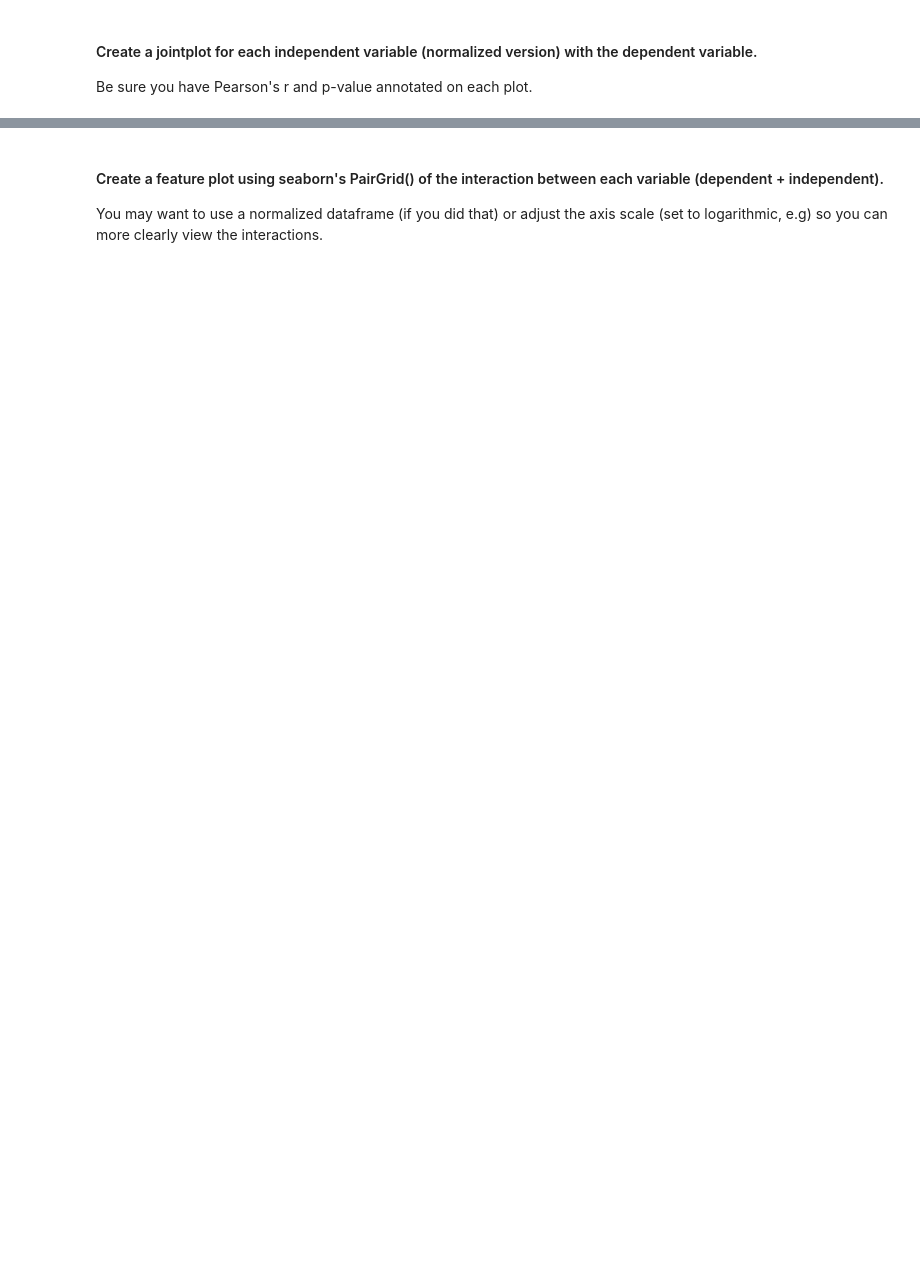
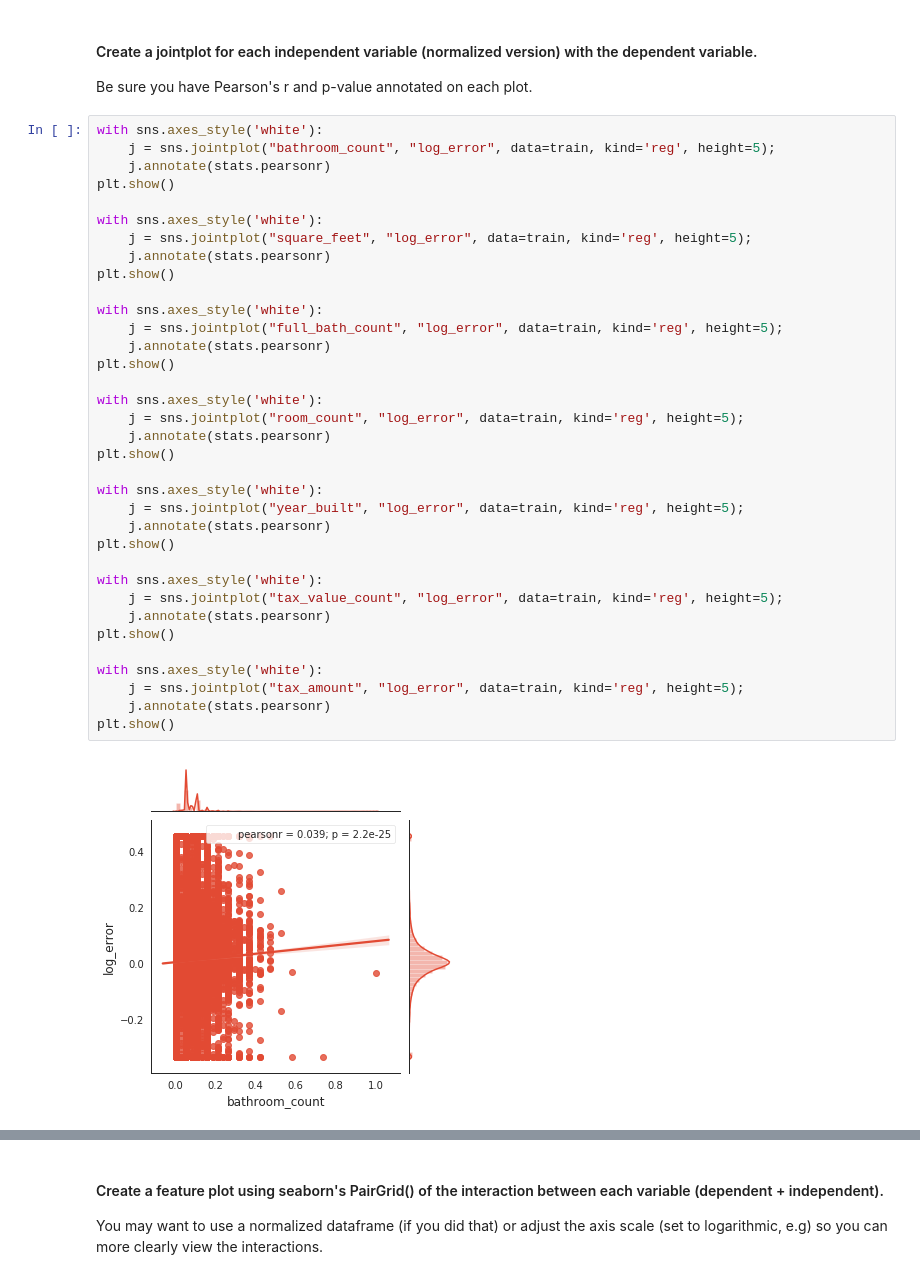
Before and after one commit to ecdedios/codeup-ds-projects, a Jupyter notebook: Regression_Proj_EdnalynCDeDios.ipynb, the cells around one changed output, grey strips where cells are left out. Drawn from its saved outputs; the diff is of its cells as text; blank space fills up the shorter version.

Commit message:
add jointplots and heatmap

```diff
--- a/Regression_Proj_EdnalynCDeDios.ipynb
+++ b/Regression_Proj_EdnalynCDeDios.ipynb
@@ -509,3 +574,40 @@ plt.show()
 #### Create a jointplot for each independent variable (normalized version) with the dependent variable.
 
 Be sure you have Pearson's r and p-value annotated on each plot.
+# %%
+with sns.axes_style('white'):
+    j = sns.jointplot("bathroom_count", "log_error", data=train, kind='reg', height=5);
+    j.annotate(stats.pearsonr)
+plt.show()
+
+with sns.axes_style('white'):
+    j = sns.jointplot("square_feet", "log_error", data=train, kind='reg', height=5);
+    j.annotate(stats.pearsonr)
+plt.show()
+
+with sns.axes_style('white'):
+    j = sns.jointplot("full_bath_count", "log_error", data=train, kind='reg', height=5);
+    j.annotate(stats.pearsonr)
+plt.show()
+
+with sns.axes_style('white'):
+    j = sns.jointplot("room_count", "log_error", data=train, kind='reg', height=5);
+    j.annotate(stats.pearsonr)
+plt.show()
+
+with sns.axes_style('white'):
+    j = sns.jointplot("year_built", "log_error", data=train, kind='reg', height=5);
+    j.annotate(stats.pearsonr)
+plt.show()
+
+with sns.axes_style('white'):
+    j = sns.jointplot("tax_value_count", "log_error", data=train, kind='reg', height=5);
+    j.annotate(stats.pearsonr)
+plt.show()
+
+with sns.axes_style('white'):
+    j = sns.jointplot("tax_amount", "log_error", data=train, kind='reg', height=5);
+    j.annotate(stats.pearsonr)
+plt.show()
+# %% [output]
+[figure, added]
```
Also changed, not shown: parts of 5 cells of this notebook.
